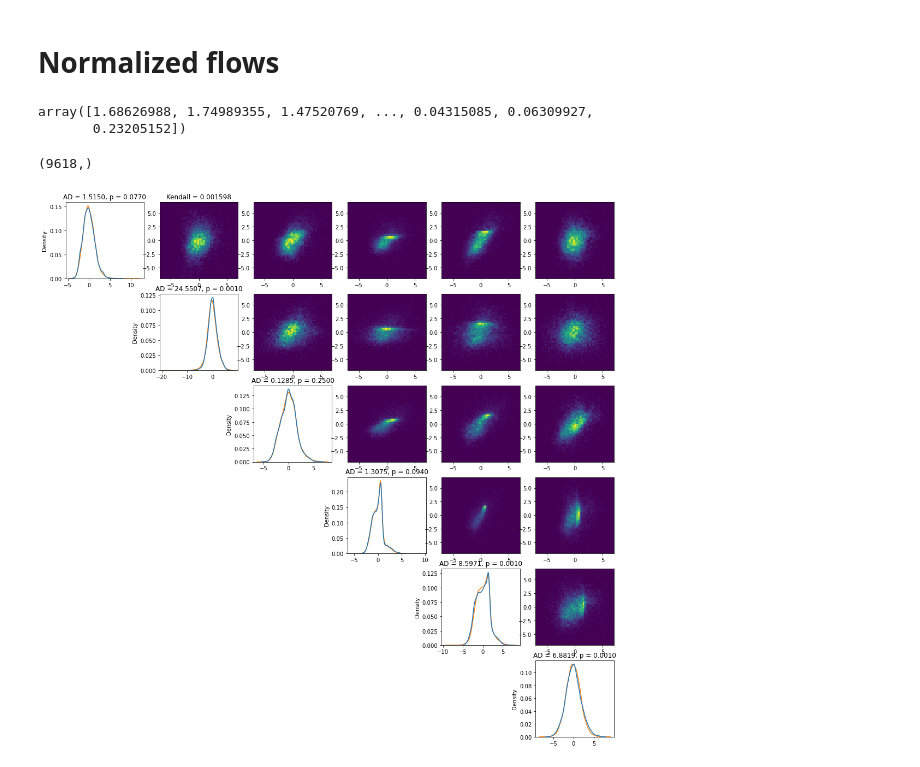
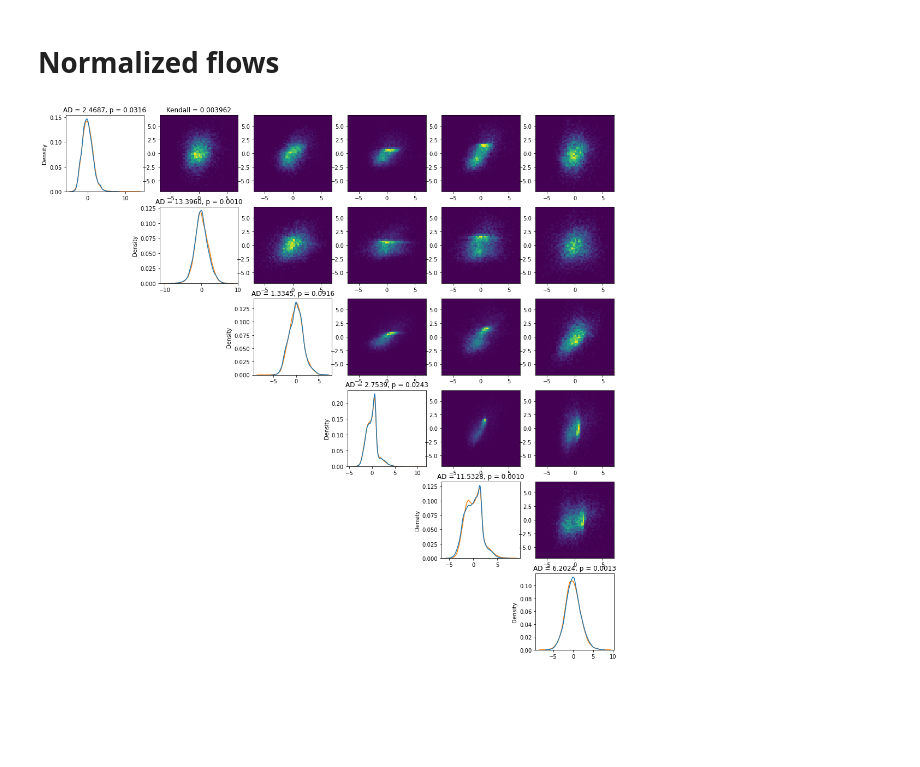
Before and after one commit to saschagaudlitz/Flash, a Jupyter notebook: nflows.ipynb, the cells around one changed output. Cells and saved outputs as stored; diff of their text form; code cells hidden in the pictures; blank space fills up the shorter version.

```diff
--- a/nflows.ipynb
+++ b/nflows.ipynb
@@ -78,20 +78,10 @@ base_distribution = StandardNormal(shape=[X_train.shape[1]])
 # Combine into a flow.
 flow = flows.Flow(transform=transform, distribution=base_distribution)
 optimizer = optim.Adam(flow.parameters())
-# %%
-X_train[:, 0]
-# %% [output]
-array([1.68626988, 1.74989355, 1.47520769, ..., 0.04315085, 0.06309927,
-       0.23205152])
-# %%
-samples[:, 0].shape
-# %% [output]
-(9618,)
 # %%
-num_iter = 5000
+num_iter = 500
 
-d_train = (X_train[:, None, :] > X_train[None, :, :]).prod(axis=2).mean(axis=1)
-d_train = np.sort(d_train)
+d_train = np.sort((X_train[:, None, :] > X_train[None, :, :]).prod(axis=2).mean(axis=1))
 
 for batch_ndx in range(num_iter):
 
@@ -100,33 +90,32 @@ for batch_ndx in range(num_iter):
     loss = -flow.log_prob(inputs=sample[0]).mean()
     loss.backward()
     optimizer.step()
 
     if (batch_ndx) % 500 == 0:
 
         samples = flow.sample(len(X_train)).detach().numpy()
 
         # 2D-histograms
 
-        d_sample = (samples[:, None, :] > samples[None, :, :]).prod(axis=2).mean(axis=1)
-        d_sample = np.sort(d_sample)
+        d_sample = np.sort((samples[:, None, :] > samples[None, :, :]).prod(axis=2).mean(axis=1))
         kendall_abs_error = np.abs(d_sample - d_train).mean()
 
         fig, ax = plt.subplots(nrows=X_train.shape[1], ncols=X_train.shape[1], figsize=(3 * X_train.shape[1], 3 * X_train.shape[1]))
         for i in range(samples.shape[1]):
             for j in range(samples.shape[1]):
                 if i < j:
                     ax[i][j].hist2d(samples[:, i], samples[:, j], bins=50, range=[[-7, 7], [-7, 7]])
                 if i > j:
                     fig.delaxes(ax[i][j])
 
             result = anderson_ksamp([samples[:, i], X_train[:, i]])
             ax[i][i].set_title(f"AD = {result.statistic:.4f}, p = {result.significance_level:.4f}")
             sns.kdeplot(data=pd.DataFrame(np.array([X_train[:, i], samples[:, i]]).T, columns=['test', 'sampled']), ax=ax[i][i])
             ax[i][i].get_legend().remove()
 
         ax[0][1].set_title(f"Kendall = {kendall_abs_error:.6f}")
 
         clear_output(wait=True)
         plt.show()
 # %% [output]
-[figure, old version]
+[figure, new version]
```
